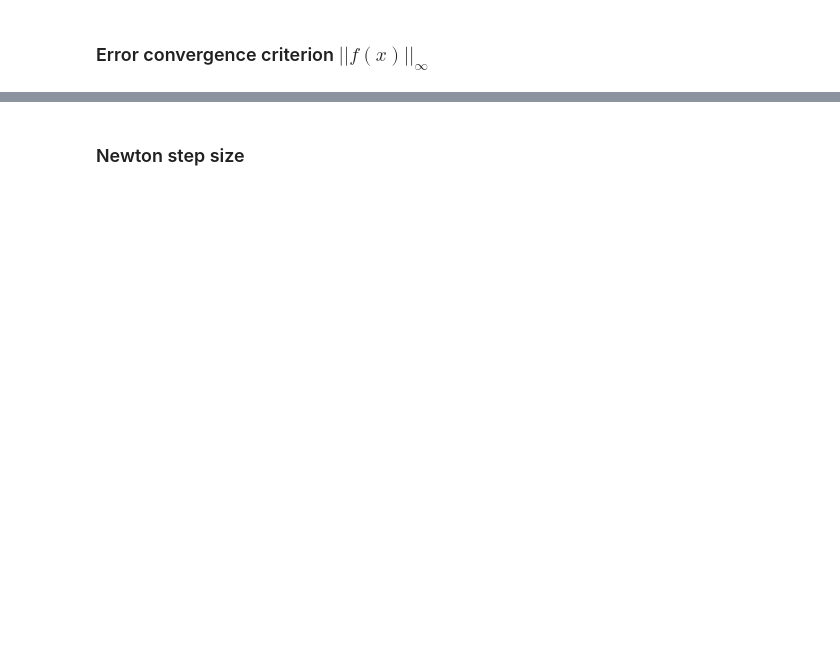
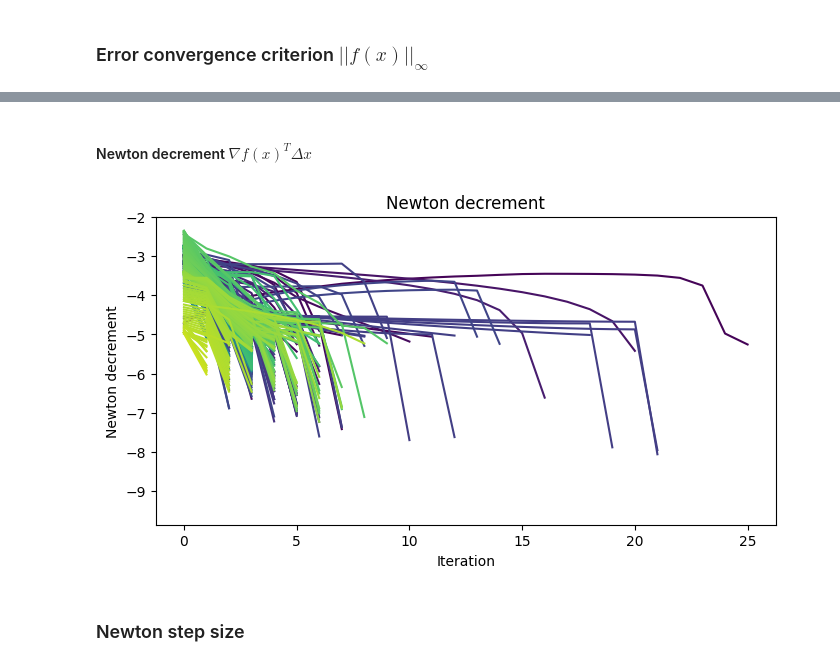
Before and after one commit to future-water/pipedream-tests, a Jupyter notebook: notebooks/ji.ipynb, the cells around one changed output, grey strips where cells are left out. Drawn from its saved outputs; the diff is of its cells as text; code cells hidden in the pictures; blank space fills up the shorter version.

```diff
--- a/notebooks/ji.ipynb
+++ b/notebooks/ji.ipynb
@@ -156,3 +164,15 @@ _ = plt.ylabel('$\log_{10} ||f(x)||_\infty$')
+# %% [markdown]
+#### Newton decrement $\nabla f(x)^T \Delta x$
+# %%
+sns.set_palette('viridis', len(convergence_queues))
+fig, ax = plt.subplots(figsize=(8, 4))
+for key in decrement_queues:
+    ax.plot(np.log10(np.array(decrement_queues[key])))
+_ = plt.title('Newton decrement')
+_ = plt.xlabel('Iteration')
+_ = plt.ylabel('Newton decrement')
+# %% [output]
+[figure, added]
 # %% [markdown]
 ### Newton step size
 # %%
```
Also changed, not shown: parts of 9 cells of this notebook, 5 other files.
